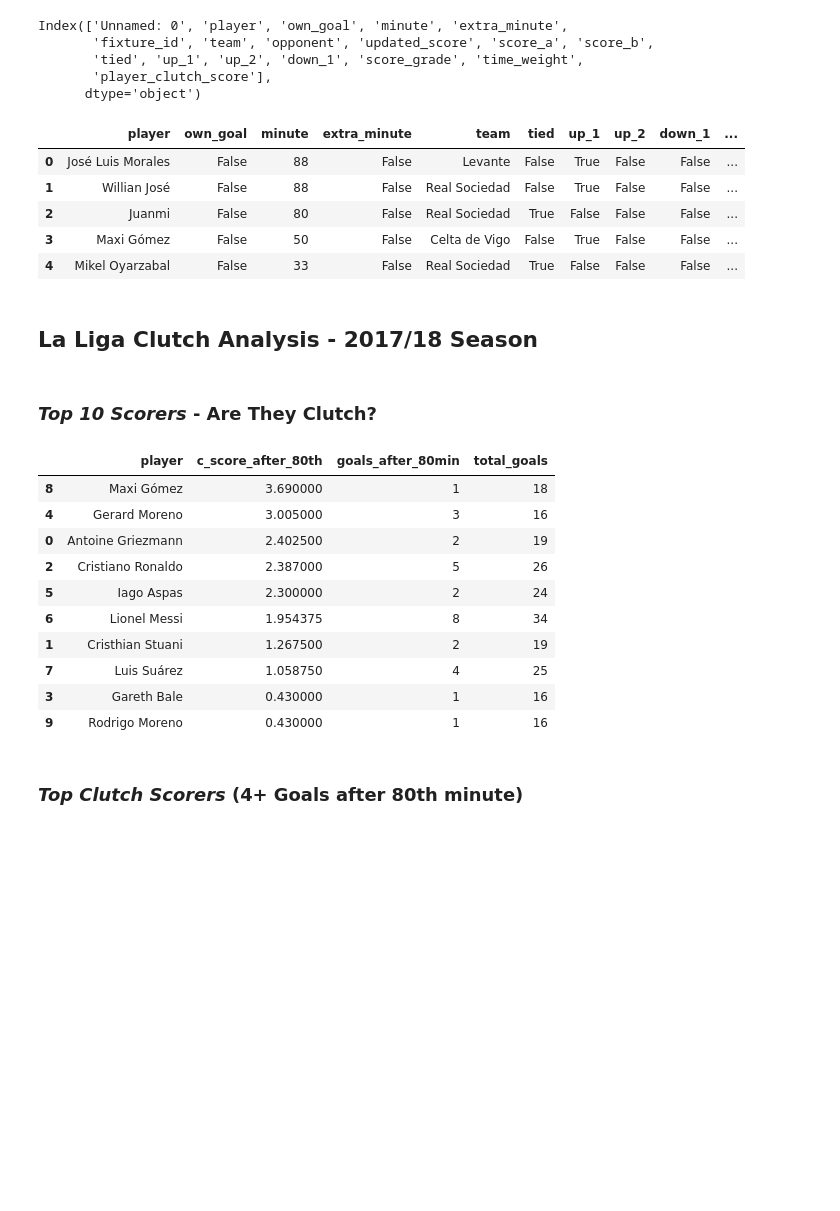
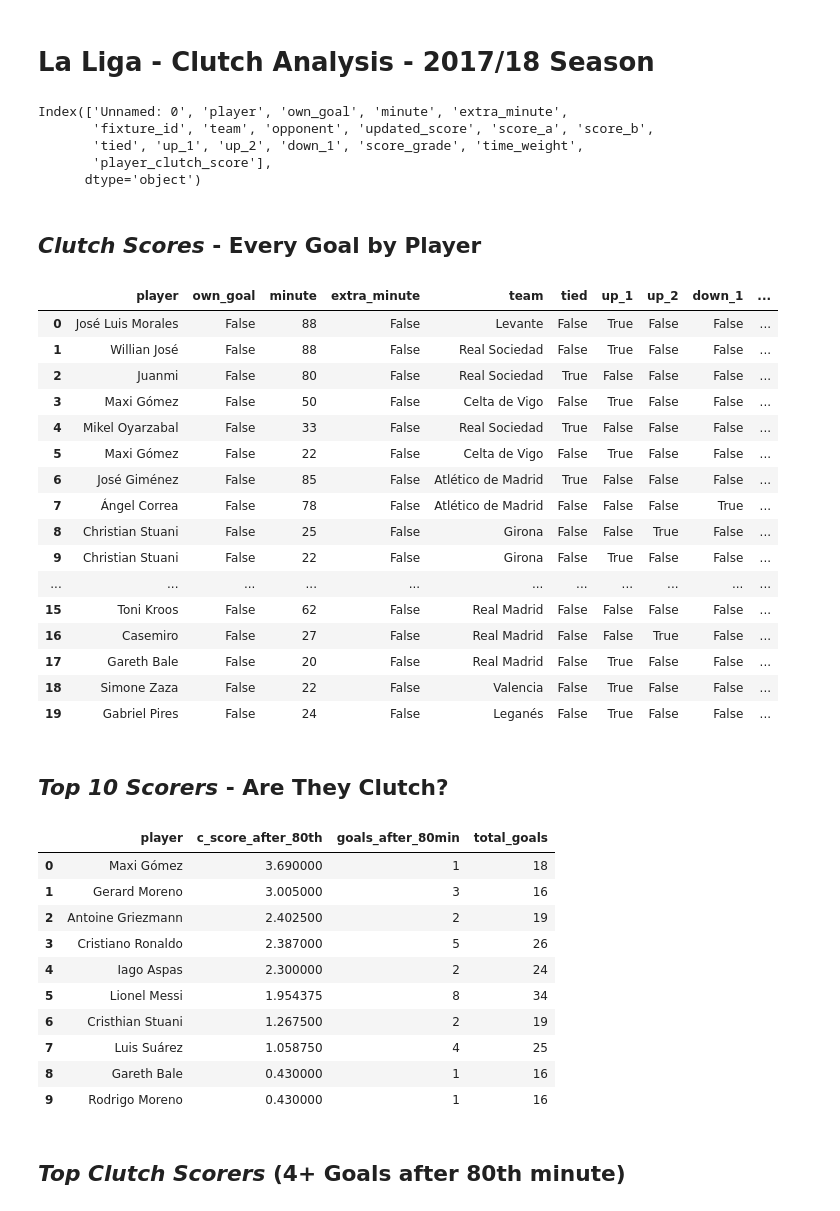
Before and after one commit to carlos-gutier/DS-Project1-Data-Storytelling, a Jupyter notebook: DS1_Project1_LaLiga_ClutchGrading.ipynb, the cells around one changed output. Saved outputs shown, nothing was run; the diff lists cells and outputs as text; code cells hidden in the pictures; blank space fills up the shorter version.

```diff
--- a/DS1_Project1_LaLiga_ClutchGrading.ipynb
+++ b/DS1_Project1_LaLiga_ClutchGrading.ipynb
@@ -1,3 +1,5 @@
+# %% [markdown]
+# La Liga - Clutch Analysis - 2017/18 Season
 # %%
 import pandas as pd
 import numpy as np
@@ -16,23 +18,34 @@ Index(['Unnamed: 0', 'player', 'own_goal', 'minute', 'extra_minute',
        'tied', 'up_1', 'up_2', 'down_1', 'score_grade', 'time_weight',
        'player_clutch_score'],
       dtype='object')
+# %% [markdown]
+## *Clutch Scores* -  Every Goal by Player
 # %%
 df_table = df.drop(columns=['Unnamed: 0', 'fixture_id', 'opponent', 'updated_score',
                             'score_a', 'score_b', 'score_grade', 'time_weight'], axis=1)
 df_table.own_goal.replace({0: False, 1: True}, inplace=True)
 df_table.extra_minute.fillna(False, inplace=True)
-df_table.head()
+df_table.head(20)
 # %% [output]
 |  | player | own_goal | minute | extra_minute | team | tied | up_1 | up_2 | down_1 | ... |
 | 0 | José Luis Morales | False | 88 | False | Levante | False | True | False | False | ... |
 | 1 | Willian José | False | 88 | False | Real Sociedad | False | True | False | False | ... |
 | 2 | Juanmi | False | 80 | False | Real Sociedad | True | False | False | False | ... |
 | 3 | Maxi Gómez | False | 50 | False | Celta de Vigo | False | True | False | False | ... |
 | 4 | Mikel Oyarzabal | False | 33 | False | Real Sociedad | True | False | False | False | ... |
+| 5 | Maxi Gómez | False | 22 | False | Celta de Vigo | False | True | False | False | ... |
+| 6 | José Giménez | False | 85 | False | Atlético de Madrid | True | False | False | False | ... |
+| 7 | Ángel Correa | False | 78 | False | Atlético de Madrid | False | False | False | True | ... |
+| 8 | Christian Stuani | False | 25 | False | Girona | False | False | True | False | ... |
+| 9 | Christian Stuani | False | 22 | False | Girona | False | True | False | False | ... |
+| ... | ... | ... | ... | ... | ... | ... | ... | ... | ... | ... |
+| 15 | Toni Kroos | False | 62 | False | Real Madrid | False | False | False | False | ... |
+| 16 | Casemiro | False | 27 | False | Real Madrid | False | False | True | False | ... |
+| 17 | Gareth Bale | False | 20 | False | Real Madrid | False | True | False | False | ... |
+| 18 | Simone Zaza | False | 22 | False | Valencia | False | True | False | False | ... |
+| 19 | Gabriel Pires | False | 24 | False | Leganés | False | True | False | False | ... |
-# %% [markdown]
-## La Liga Clutch Analysis - 2017/18 Season
 # %% [markdown]
-### *Top 10 Scorers* - Are They Clutch?
+## *Top 10 Scorers* - Are They Clutch?
 # %%
 # List - SEASON's Top 10 scoring players
 top10_scorers_lst = df_table.player.value_counts().head(10).index
@@ -54,22 +67,22 @@ top10_avgclutch80 = top10_scorers80.groupby('player')['player_clutch_score'].agg
 # %%
 df_top10 = pd.concat([top10_avgclutch80, top10_goalcount80, top10_goalcount], axis=1, sort=False).reset_index()
 df_top10.columns = ['player', 'c_score_after_80th', 'goals_after_80min', 'total_goals']
-df_top10 = df_top10.sort_values(by='c_score_after_80th', ascending=False)
+df_top10 = df_top10.sort_values(by='c_score_after_80th', ascending=False).reset_index(drop=True)
 df_top10
 # %% [output]
 |  | player | c_score_after_80th | goals_after_80min | total_goals |
-| 8 | Maxi Gómez | 3.690000 | 1 | 18 |
-| 4 | Gerard Moreno | 3.005000 | 3 | 16 |
-| 0 | Antoine Griezmann | 2.402500 | 2 | 19 |
-| 2 | Cristiano Ronaldo | 2.387000 | 5 | 26 |
-| 5 | Iago Aspas | 2.300000 | 2 | 24 |
-| 6 | Lionel Messi | 1.954375 | 8 | 34 |
-| 1 | Cristhian Stuani | 1.267500 | 2 | 19 |
+| 0 | Maxi Gómez | 3.690000 | 1 | 18 |
+| 1 | Gerard Moreno | 3.005000 | 3 | 16 |
+| 2 | Antoine Griezmann | 2.402500 | 2 | 19 |
+| 3 | Cristiano Ronaldo | 2.387000 | 5 | 26 |
+| 4 | Iago Aspas | 2.300000 | 2 | 24 |
+| 5 | Lionel Messi | 1.954375 | 8 | 34 |
+| 6 | Cristhian Stuani | 1.267500 | 2 | 19 |
 | 7 | Luis Suárez | 1.058750 | 4 | 25 |
-| 3 | Gareth Bale | 0.430000 | 1 | 16 |
+| 8 | Gareth Bale | 0.430000 | 1 | 16 |
 | 9 | Rodrigo Moreno | 0.430000 | 1 | 16 |
 # %% [markdown]
-### *Top Clutch Scorers* (4+ Goals after 80th minute)
+## *Top Clutch Scorers* (4+ Goals after 80th minute)
 # %%
 ## Dataframe - AFTER 80TH MINUTE Clutch scorers with +4 Goals
 clutch_table = df_table[df_table.minute > 80].groupby('player').filter(lambda x: len(x) >= 4).sort_values(['player'])
```
Also changed, not shown: parts of 26 cells of this notebook.
